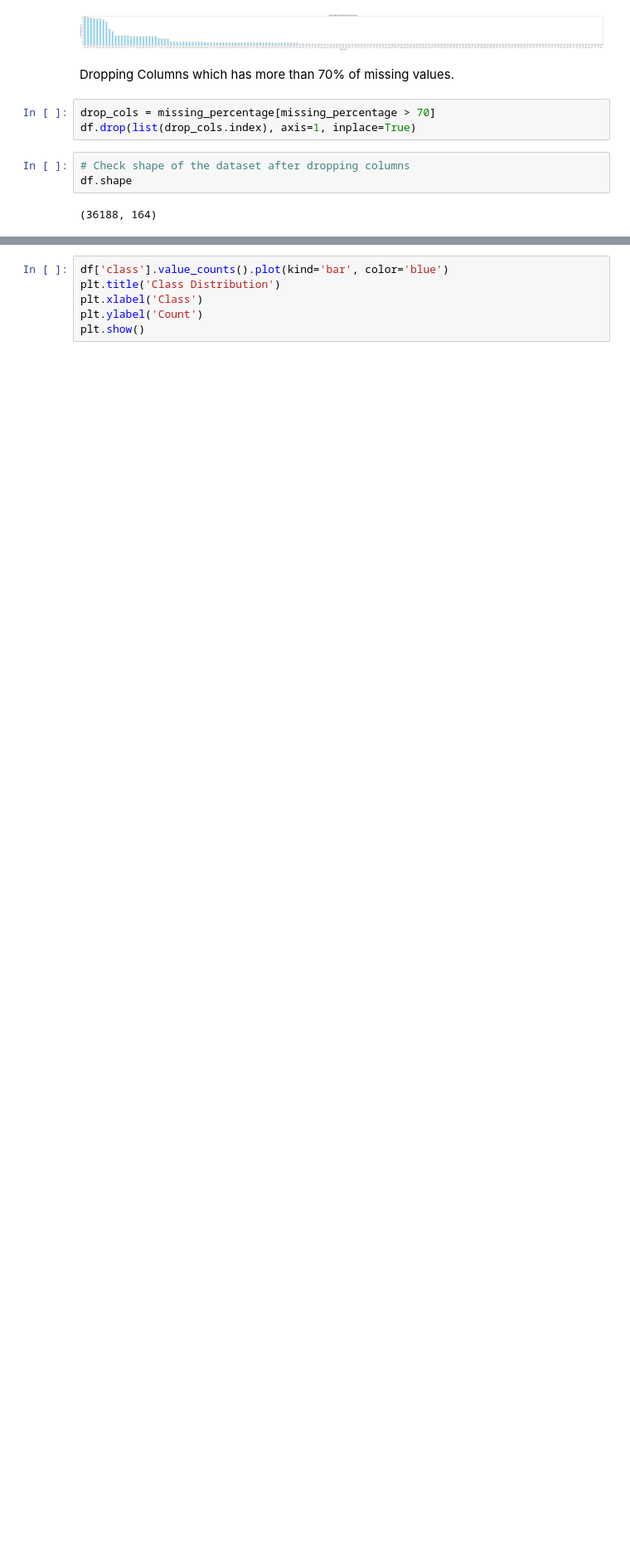
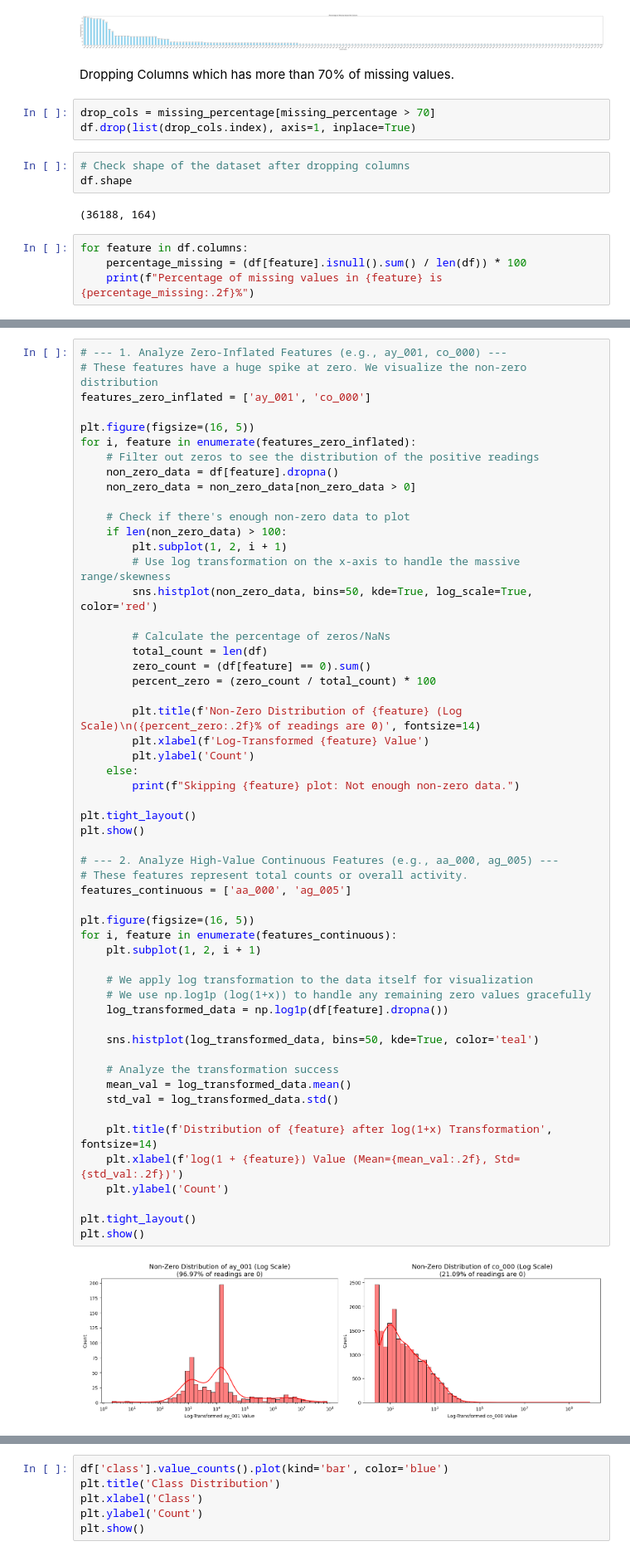
Before and after one commit to NamanVerma27/ABS_liveSensor, a Jupyter notebook: EDA.ipynb, the cells around one changed output, grey strips where cells are left out. Shown at 83% size. Saved outputs shown, nothing was run; the diff lists cells and outputs as text; blank space fills up the shorter version.

```diff
--- a/EDA.ipynb
+++ b/EDA.ipynb
@@ -148,3 +201,7 @@ df.drop(list(drop_cols.index), axis=1, inplace=True)
 df.shape
 # %% [output]
 (36188, 164)
+# %%
+for feature in df.columns:
+    percentage_missing = (df[feature].isnull().sum() / len(df)) * 100
+    print(f"Percentage of missing values in {feature} is {percentage_missing:.2f}%")
@@ -150,0 +269,57 @@ df.shape
+# %%
+# --- 1. Analyze Zero-Inflated Features (e.g., ay_001, co_000) ---
+# These features have a huge spike at zero. We visualize the non-zero distribution
+features_zero_inflated = ['ay_001', 'co_000']
+
+plt.figure(figsize=(16, 5))
+for i, feature in enumerate(features_zero_inflated):
+    # Filter out zeros to see the distribution of the positive readings
+    non_zero_data = df[feature].dropna()
+    non_zero_data = non_zero_data[non_zero_data > 0]
+
+    # Check if there's enough non-zero data to plot
+    if len(non_zero_data) > 100:
+        plt.subplot(1, 2, i + 1)
+        # Use log transformation on the x-axis to handle the massive range/skewness
+        sns.histplot(non_zero_data, bins=50, kde=True, log_scale=True, color='red')
+
+        # Calculate the percentage of zeros/NaNs
+        total_count = len(df)
+        zero_count = (df[feature] == 0).sum()
+        percent_zero = (zero_count / total_count) * 100
+
+        plt.title(f'Non-Zero Distribution of {feature} (Log Scale)\n({percent_zero:.2f}% of readings are 0)', fontsize=14)
+        plt.xlabel(f'Log-Transformed {feature} Value')
+        plt.ylabel('Count')
+    else:
+        print(f"Skipping {feature} plot: Not enough non-zero data.")
+
+plt.tight_layout()
+plt.show()
+
+# --- 2. Analyze High-Value Continuous Features (e.g., aa_000, ag_005) ---
+# These features represent total counts or overall activity.
+features_continuous = ['aa_000', 'ag_005']
+
+plt.figure(figsize=(16, 5))
+for i, feature in enumerate(features_continuous):
+    plt.subplot(1, 2, i + 1)
+
+    # We apply log transformation to the data itself for visualization
+    # We use np.log1p (log(1+x)) to handle any remaining zero values gracefully
+    log_transformed_data = np.log1p(df[feature].dropna())
+
+    sns.histplot(log_transformed_data, bins=50, kde=True, color='teal')
+
+    # Analyze the transformation success
+    mean_val = log_transformed_data.mean()
+    std_val = log_transformed_data.std()
+
+    plt.title(f'Distribution of {feature} after log(1+x) Transformation', fontsize=14)
+    plt.xlabel(f'log(1 + {feature}) Value (Mean={mean_val:.2f}, Std={std_val:.2f})')
+    plt.ylabel('Count')
+
+plt.tight_layout()
+plt.show()
+# %% [output]
+[figure, added]
```
Also changed, not shown: parts of 19 cells of this notebook.
